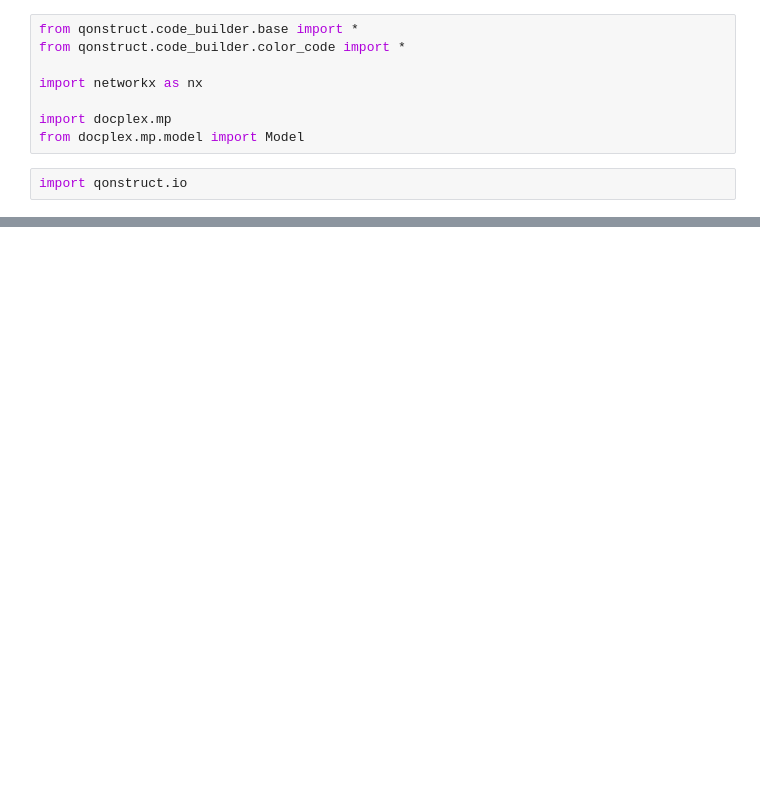
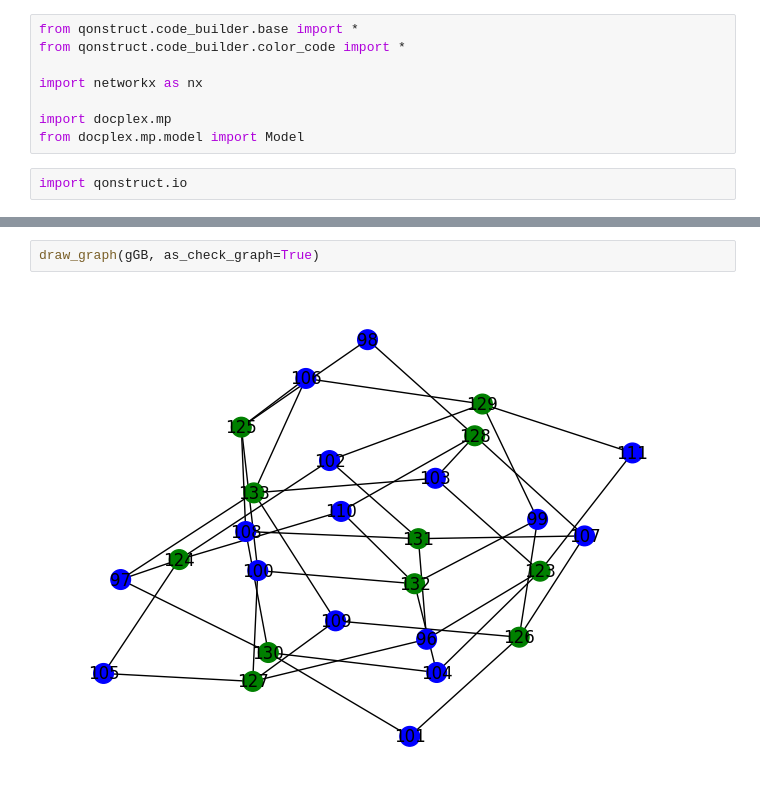
Before and after one commit to suhaskvittal/qec, a Jupyter notebook: bus_arch.ipynb, the cells around one changed output, grey strips where cells are left out. Cells and saved outputs as stored; diff of their text form; blank space fills up the shorter version.

```diff
--- a/bus_arch.ipynb
+++ b/bus_arch.ipynb
@@ -75,0 +102,4 @@ False False False
+# %%
+draw_graph(gGB, as_check_graph=True)
+# %% [output]
+[figure, added]
```
Also changed, not shown: parts of 17 cells of this notebook, 5 other files.
